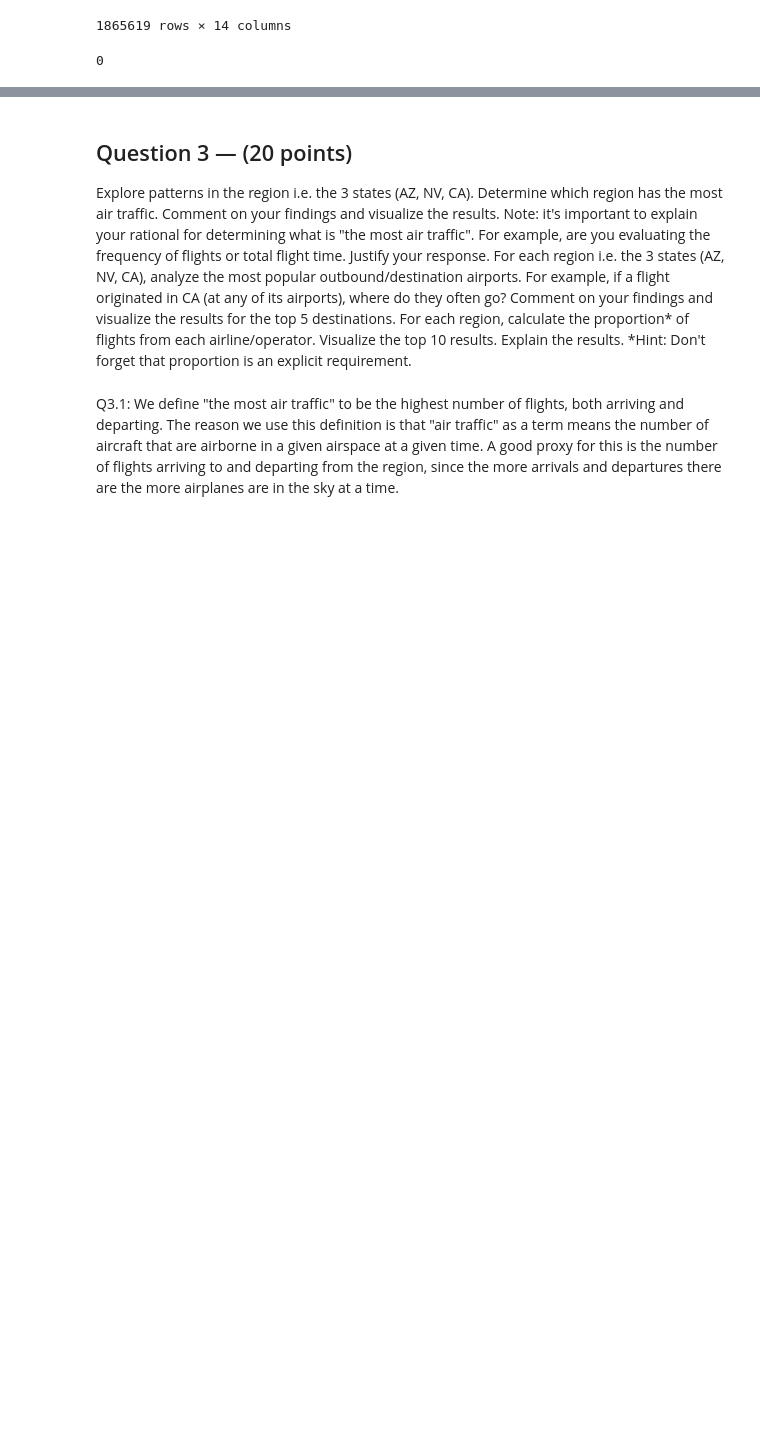
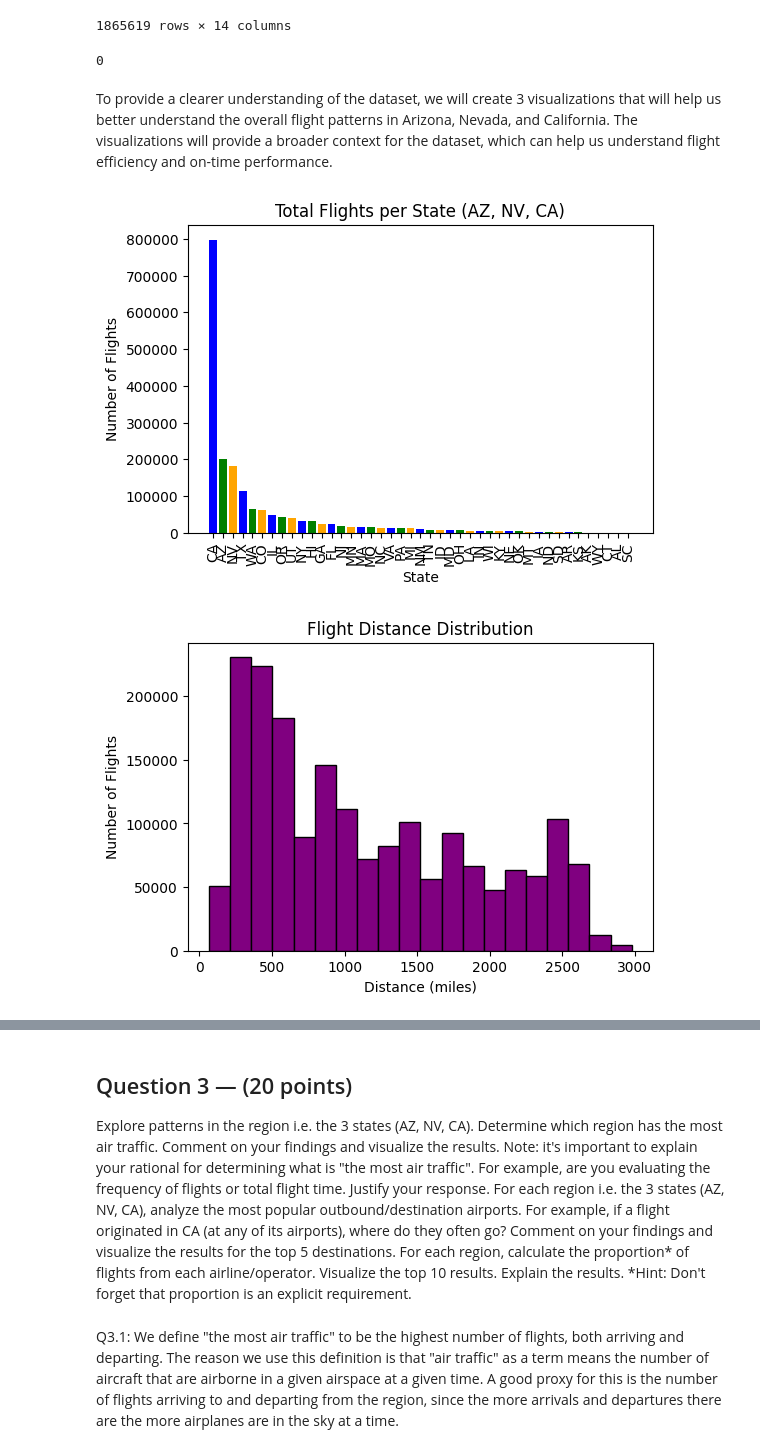
Before and after one commit to inacarr/ds3000group34, a Jupyter notebook: DS3000.Practicum34.ipynb, the cells around one changed output, grey strips where cells are left out. Saved outputs shown, nothing was run; the diff lists cells and outputs as text; code cells hidden in the pictures; blank space fills up the shorter version.

```diff
--- a/DS3000.Practicum34.ipynb
+++ b/DS3000.Practicum34.ipynb
@@ -324,3 +326,36 @@ print(count)
 0
 # %%
 # no flights left and landed at the same airport
+# %% [markdown]
+To provide a clearer understanding of the dataset, we will create 3 visualizations that will help us better understand the overall flight patterns in Arizona, Nevada, and California. The visualizations will provide a broader context for the dataset, which can help us understand flight efficiency and on-time performance.
+# %%
+# 1. Total Number of Flights per State (AZ, NV, CA)
+state_flight_counts = df['ORIGIN_ST'].value_counts()
+
+plt.figure(figsize=(6, 4))
+plt.bar(state_flight_counts.index, state_flight_counts.values, color=['blue', 'green', 'orange'])
+plt.title('Total Flights per State (AZ, NV, CA)')
+plt.xlabel('State')
+plt.ylabel('Number of Flights')
+plt.xticks(rotation=90)
+plt.show()
+
+# 2. Flight Distance Distribution
+plt.figure(figsize=(6, 4))
+plt.hist(df['DISTANCE'], bins=20, color='purple', edgecolor='black')
+plt.title('Flight Distance Distribution')
+plt.xlabel('Distance (miles)')
+plt.ylabel('Number of Flights')
+plt.show()
+
+# 3. Carrier Market Share by Number of Flights
+carrier_flight_counts = df['CARRIER_CODE'].value_counts()
+
+plt.figure(figsize=(6, 6))
+plt.pie(carrier_flight_counts.head(5), labels=carrier_flight_counts.index[:5], autopct='%1.1f%%', startangle=90)
+plt.title('Market Share of Top 5 Carriers by Flights')
+plt.axis('equal')
+plt.show()
+# %% [output]
+[figure, added]
+[figure, added]
```
Also changed, not shown: parts of 13 cells of this notebook.
